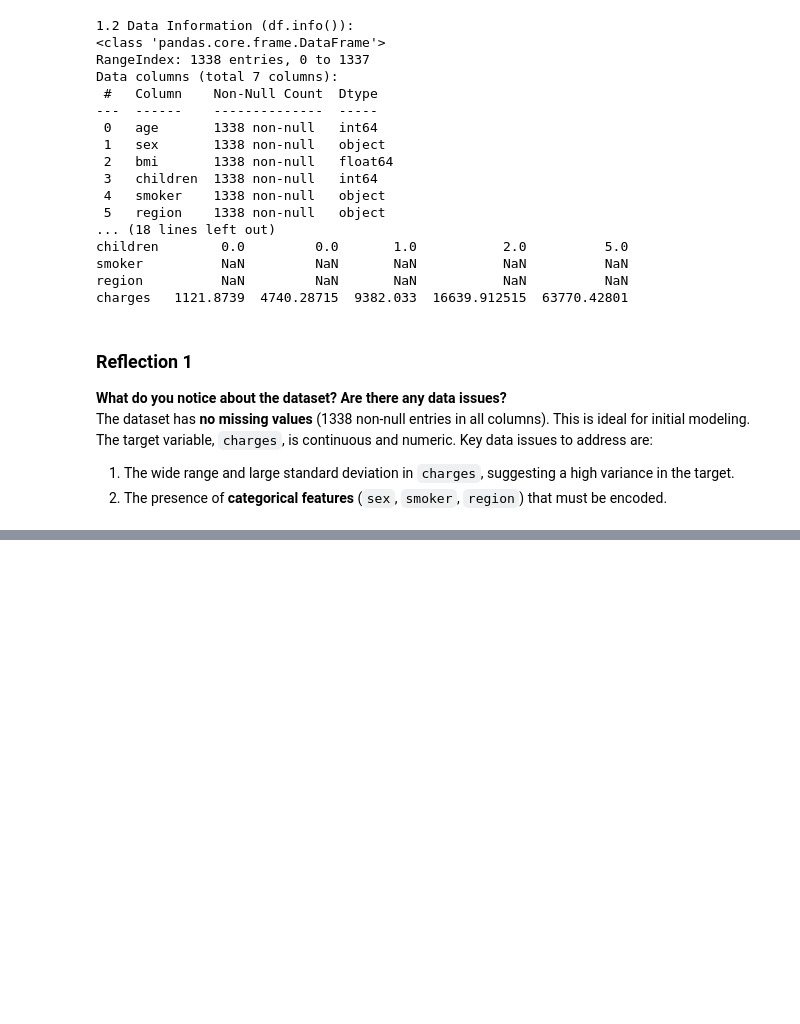
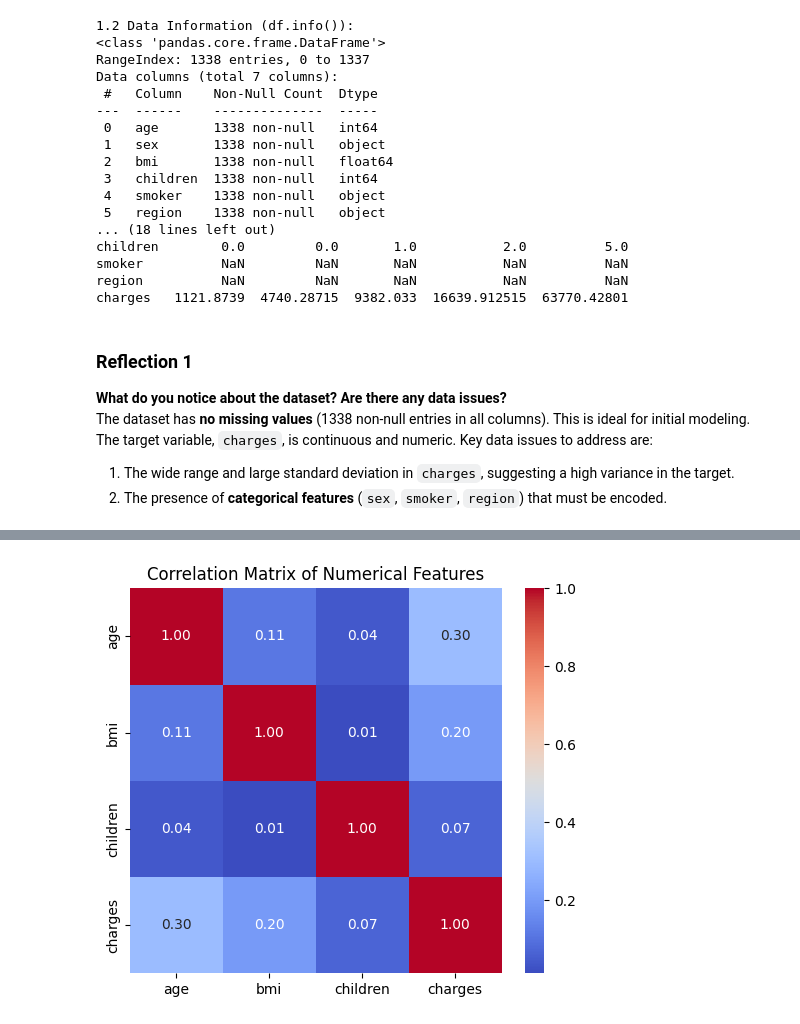
Before and after one commit to s-golla/ml_regression_sgolla, a Jupyter notebook: regression_sgolla.ipynb, the cells around one changed output, grey strips where cells are left out. Cells and saved outputs as stored; diff of their text form; code cells hidden in the pictures; blank space fills up the shorter version.

```diff
--- a/regression_sgolla.ipynb
+++ b/regression_sgolla.ipynb
@@ -87,0 +121,10 @@ The dataset has **no missing values** (1338 non-null entries in all columns). Th
+# %%
+# Correlation Matrix (for numerical features)
+plt.figure(figsize=(6, 5))
+corr_matrix = df[NUMERICAL_FEATURES + [TARGET_VARIABLE]].corr()
+sns.heatmap(corr_matrix, annot=True, cmap='coolwarm', fmt=".2f")
+plt.title('Correlation Matrix of Numerical Features')
+plt.show()
+#
+# %% [output]
+[figure, added]
```
Also changed, not shown: parts of 3 cells of this notebook.
